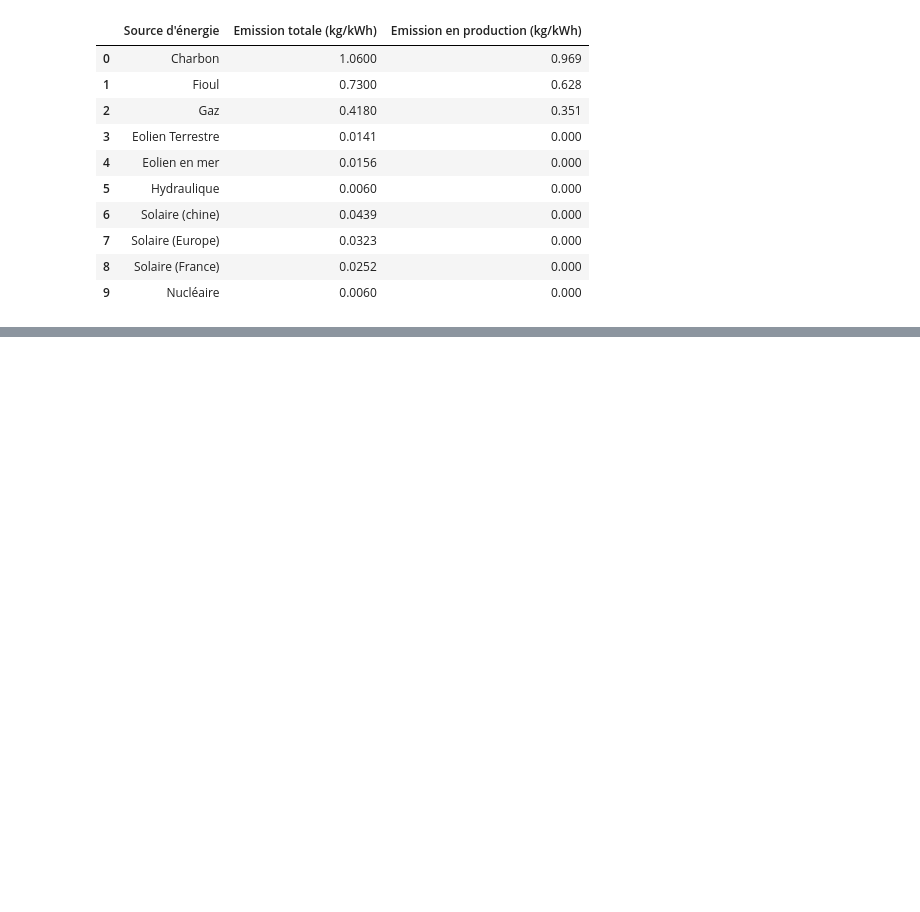
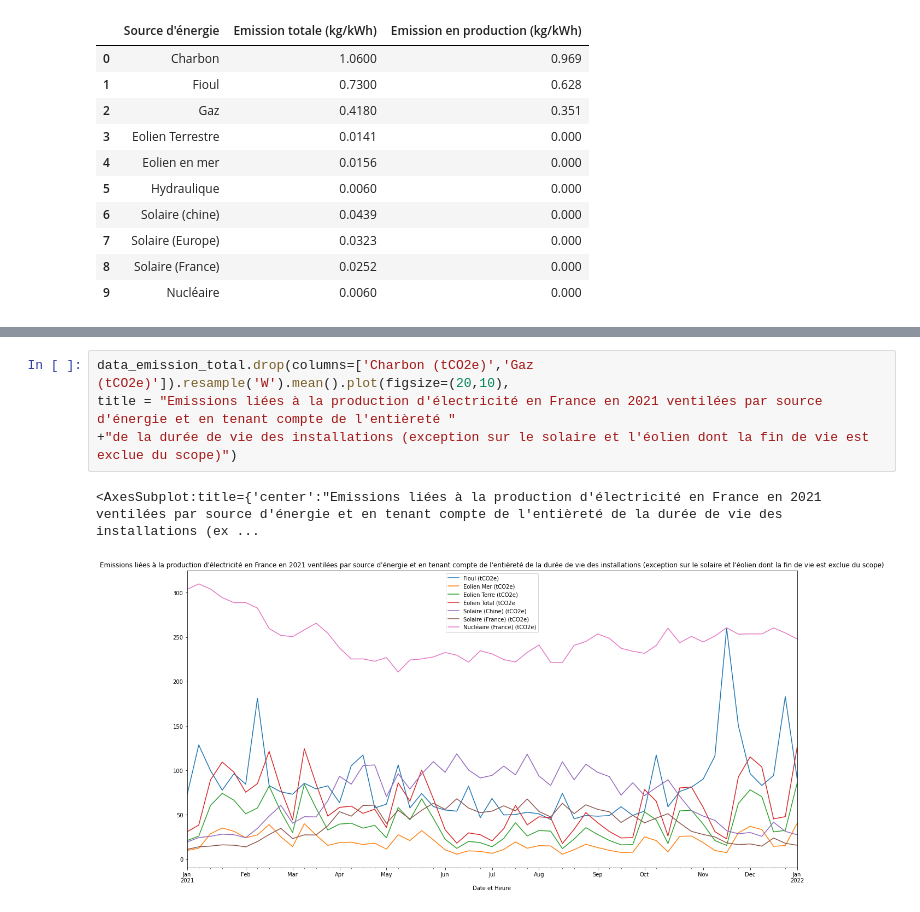
Before and after one commit to quentinhaenn/projet-co2, a Jupyter notebook: Code/projet-co2.ipynb, the cells around one changed output, grey strips where cells are left out. Drawn from its saved outputs; the diff is of its cells as text; blank space fills up the shorter version.

```diff
--- a/Code/projet-co2.ipynb
+++ b/Code/projet-co2.ipynb
@@ -345,0 +454,7 @@ Maintenant que cette base est constituée nous pouvons l'améliorer avec les don
+# %%
+data_emission_total.drop(columns=['Charbon (tCO2e)','Gaz (tCO2e)']).resample('W').mean().plot(figsize=(20,10),
+title = "Emissions liées à la production d'électricité en France en 2021 ventilées par source d'énergie et en tenant compte de l'entièreté "
++"de la durée de vie des installations (exception sur le solaire et l'éolien dont la fin de vie est exclue du scope)")
+# %% [output]
+<AxesSubplot:title={'center':"Emissions liées à la production d'électricité en France en 2021 ventilées par source d'énergie et en tenant compte de l'entièreté de la durée de vie des installations (ex ...
+[figure, added]
```
Also changed, not shown: parts of 12 cells of this notebook.
